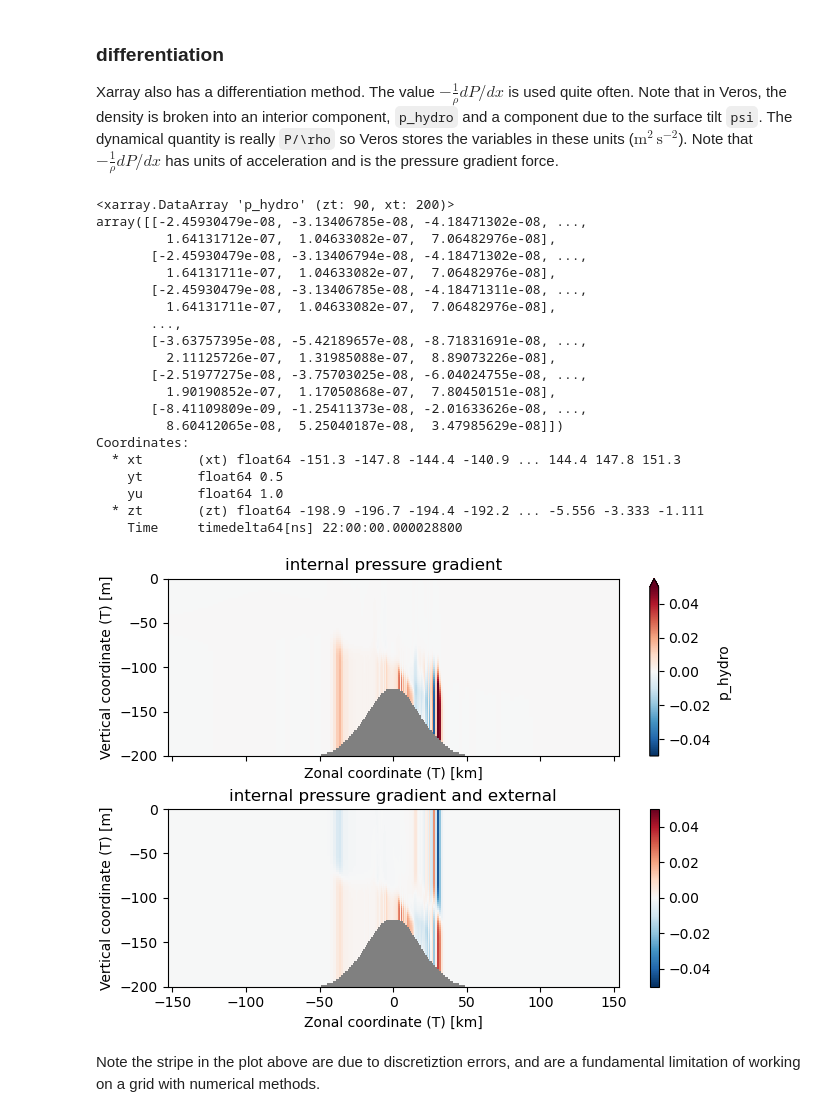
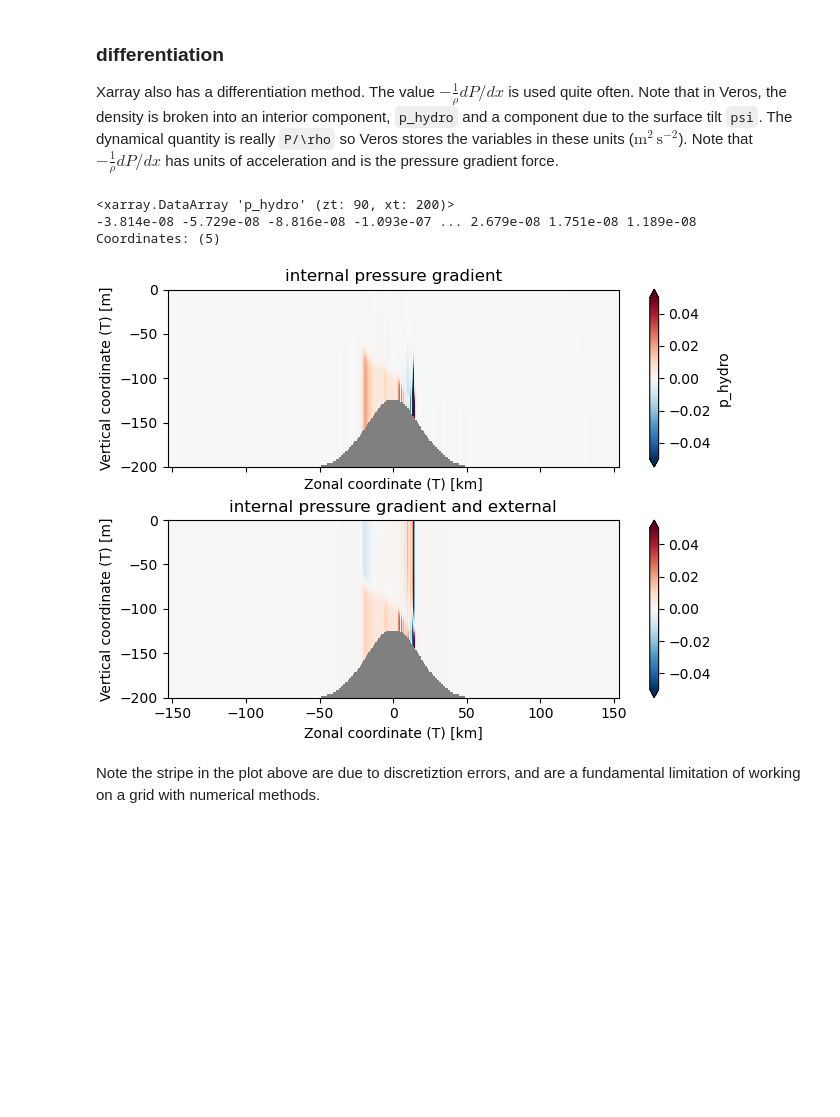
Before and after one commit to jklymak/Eos431Phy441, a Jupyter notebook: site/_build/html/_sources/computing/analyze_veros.ipynb, the cells around one changed output. Saved outputs shown, nothing was run; the diff lists cells and outputs as text; code cells hidden in the pictures; blank space fills up the shorter version.

```diff
--- a/site/_build/html/_sources/computing/analyze_veros.ipynb
+++ b/site/_build/html/_sources/computing/analyze_veros.ipynb
@@ -496,7 +450,7 @@ Xarray have some short cuts for plotting data.  These can work well, particularl
 # %%
 with xr.open_dataset('example.snapshot.nc') as ds:
     # choose a time slice, and one value of yu and yt:
-    ds = ds.isel(Time=10, yu=1, yt=1)
+    ds = ds.isel(Time=5, yu=1, yt=1)
 
     fig, ax = plt.subplots(layout='constrained', figsize=(5, 3))
     #make the background grey
@@ -513,7 +467,7 @@ Note a trick is that if you don't like 'Zonal coordinate (T) [km]', you can go a
 # %%
 with xr.open_dataset('example.snapshot.nc') as ds:
     # choose a time slice, and one value of yu and yt:
-    ds = ds.isel(Time=10, yu=1, yt=1)
+    ds = ds.isel(Time=5, yu=1, yt=1)
     ds.xu.attrs['long_name'] = '$X_u$'
     ds.xt.attrs['long_name'] = '$X_t$'
     ds.zt.attrs['long_name'] = '$z_t$'
@@ -540,7 +494,7 @@ where $\rho = 1000 \ \mathrm{kg\,m^{-3}}$ is the density of water, $c_p = 4000\
 # %%
 with xr.open_dataset('example.snapshot.nc') as ds:
     # choose a time slice, and one value of yu and yt:
-    ds = ds.isel(Time=10, yu=1, yt=1)
+    ds = ds.isel(Time=5, yu=1, yt=1)
     rho = 1000  # kg/m^3
     cp = 4000  # J / (kg K)
     heat = (ds.temp+273).integrate(coord='zt') * cp * rho
@@ -569,7 +509,7 @@ So, we see above that this probably worked, but that there is an error in that t
 # %%
 with xr.open_dataset('example.snapshot.nc') as ds:
     # choose a time slice, and one value of yu and yt:
-    ds = ds.isel(Time=10, yu=1, yt=1)
+    ds = ds.isel(Time=5, yu=1, yt=1)
     rho = 1000  # kg/m^3
     cp = 4000  # J / (kg K)
     temp=(ds.temp+273).fillna(0)
@@ -592,43 +534,26 @@ Xarray also has a differentiation method.  The value $-\frac{1}{\rho}dP/dx$ is u
 # %%
 with xr.open_dataset('example.snapshot.nc') as ds:
     # choose a time slice, and one value of yu and yt:
-    ds = ds.isel(Time=10, yu=1, yt=1)
+    ds = ds.isel(Time=5, yu=1, yt=1)
 
     dpdx = -ds.p_hydro.differentiate(coord='xt')
     dpsidx = -ds.psi.differentiate(coord='xt')
     display(dpdx)
     fig, axs = plt.subplots(2, 1, layout='constrained', sharex=True, sharey=True)
     ax = axs[0]
     ax.set_facecolor('0.5')
     dpdx.plot.pcolormesh(ax=axs[0], vmin=-0.05, vmax=0.05, cmap='RdBu_r')
     ax.set_title('internal pressure gradient')
 
     ax = axs[1]
     ax.set_facecolor('0.5')
     (dpdx+dpsidx).plot.pcolormesh(ax=axs[1], vmin=-0.05, vmax=0.05, cmap='RdBu_r')
     ax.set_title('internal pressure gradient and external')
 # %% [output]
 <xarray.DataArray 'p_hydro' (zt: 90, xt: 200)>
-array([[-2.45930479e-08, -3.13406785e-08, -4.18471302e-08, ...,
-         1.64131712e-07,  1.04633082e-07,  7.06482976e-08],
-       [-2.45930479e-08, -3.13406794e-08, -4.18471302e-08, ...,
-         1.64131711e-07,  1.04633082e-07,  7.06482976e-08],
-       [-2.45930479e-08, -3.13406785e-08, -4.18471311e-08, ...,
-         1.64131711e-07,  1.04633082e-07,  7.06482976e-08],
-       ...,
-       [-3.63757395e-08, -5.42189657e-08, -8.71831691e-08, ...,
-         2.11125726e-07,  1.31985088e-07,  8.89073226e-08],
-       [-2.51977275e-08, -3.75703025e-08, -6.04024755e-08, ...,
-         1.90190852e-07,  1.17050868e-07,  7.80450151e-08],
-       [-8.41109809e-09, -1.25411373e-08, -2.01633626e-08, ...,
-         8.60412065e-08,  5.25040187e-08,  3.47985629e-08]])
-Coordinates:
-  * xt       (xt) float64 -151.3 -147.8 -144.4 -140.9 ... 144.4 147.8 151.3
-    yt       float64 0.5
-    yu       float64 1.0
-  * zt       (zt) float64 -198.9 -196.7 -194.4 -192.2 ... -5.556 -3.333 -1.111
-    Time     timedelta64[ns] 22:00:00.000028800
+-3.814e-08 -5.729e-08 -8.816e-08 -1.093e-07 ... 2.679e-08 1.751e-08 1.189e-08
+Coordinates: (5)
-[figure, old version]
+[figure, new version]
 # %% [markdown]
 Note the stripe in the plot above are due to discretiztion errors, and are a fundamental limitation of working on a grid with numerical methods.
 # %% [markdown]
```
Also changed, not shown: parts of 14 cells of this notebook, 20 other files.
